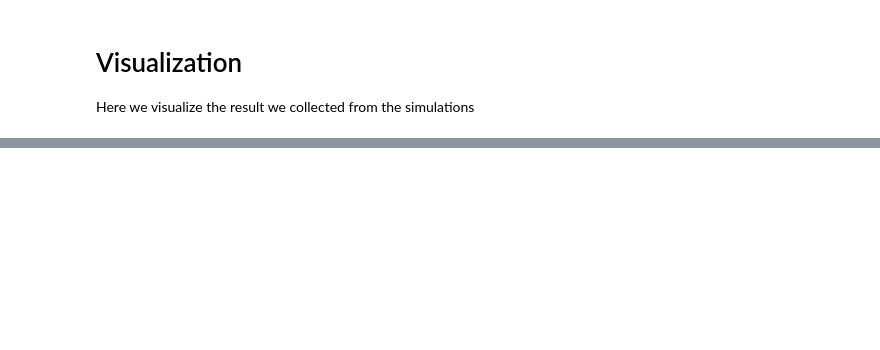
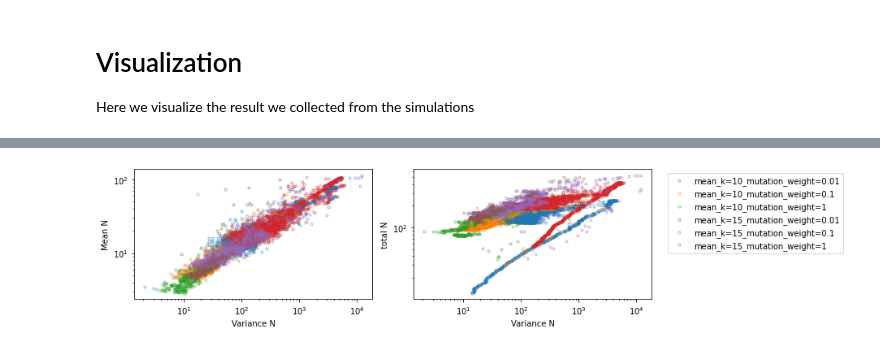
Before and after one commit to fengzhijie88/eco-evolution-simulator, a Jupyter notebook: eco-evolutionary dynamics simulation.ipynb, the cells around one changed output, grey strips where cells are left out. Saved outputs shown, nothing was run; the diff lists cells and outputs as text; code cells hidden in the pictures; blank space fills up the shorter version.

Commit message:
simplified visualization
plot_2d_results can now take any function of analyzer as x or y data, and iteration over different data iterate_and_plot_2d_results is added

```diff
--- a/eco-evolutionary dynamics simulation.ipynb
+++ b/eco-evolutionary dynamics simulation.ipynb
@@ -72,6 +72,21 @@ class TrajectorySimulator:
         self.results['initial_m']=self.m
         self.results['initial_k']=self.k
 
+    def initialize_ecosystem(self):
+        top_survived=[]
+        while  sum(top_survived) <1: #start ecosystem with at least 1 surviving consumer
+            self.initialize_parameters()
+            N_opt_value, R_opt_value = self.steady_state()
+            top_survived, resources_survived = self.determine_survival(N_opt_value,R_opt_value)
+
+        self.results['initial_N']=N_opt_value
+        self.results['initial_R']=R_opt_value
+        self.results['initial_N_survived']=top_survived
+        self.results['initial_R_survived']=resources_survived
+        self.extinction(top_survived, resources_survived)
+
+        return N_opt_value, R_opt_value, top_survived, resources_survived
+
     def record_results(self, invasion, N_opt_value, R_opt_value, top_survived, resources_survived, invasionC, invasionm,invasionR,invasionk):
         # Record simulation results for the successful invasion
         self.results['successful_index'].append(invasion) # the invasion times that sucessful invasion happened
@@ -86,7 +101,7 @@ class TrajectorySimulator:
         if self.resource_invade:
             self.results['List_invasionR'].append(invasionR) #invader resource's consumer perference
             self.results['List_invasionk'].append(invasionk) #invader resource's carrying capacity
-        #self.results['testC'].append(self.C) # for testing the reconstruct function in SimulationAnalyzer
+        self.results['testC'].append(self.C) # for testing the reconstruct function in SimulationAnalyzer
 
     def all_invasion_record_results(self,invasion_fitness):
         # Record the result for both any invasions
@@ -145,19 +160,12 @@ class TrajectorySimulator:
         invasionk = self.sigma_m*np.random.normal(0, 1, (1))+self.mean_k
         return invasionR, invasionk
 
-    def initialize_ecosystem(self):
-        top_survived=[]
-        while  sum(top_survived) <1: #start ecosystem with at least 1 surviving consumer
-            self.initialize_parameters()
-            N_opt_value, R_opt_value = self.steady_state()
-            return N_opt_value, R_opt_value
 
     def determine_survival(self,N_opt_value,R_opt_value,N_threshold=1e-5, R_threshold=1e-5):
         return N_opt_value > N_threshold, R_opt_value > R_threshold
 
     def run_simulation(self):
-        N_opt_value, R_opt_value=self.initialize_ecosystem()
-        top_survived, resources_survived = self.determine_survival(N_opt_value,R_opt_value)
+        N_opt_value, R_opt_value,top_survived, resources_survived=self.initialize_ecosystem()
         old_N_opt_value = N_opt_value
         List_invasion_fitness = []
 
@@ -194,17 +202,17 @@ if __name__ == '__main__':
     input_params = {
         'top_species': 1, # initial number of species of consumers
         'resources': 30, # initial number of species of resources
-        'mean_k': 5, #mean value of k
+        'mean_k': 15, #mean value of k
         #'sigma_k': 0.1, #standard deviation of k
         'mean_m': 1, #mean value of m
         'sigma_m': 0.1, #standard deviation of k
-        'total_invasion': 100000, #total number of invasion steps
+        'total_invasion': 10000, #total number of invasion steps
         'resource_dynamics': 'MCRM', #type of resource dynamics in the model, it can be 'MCRR' or 'linear'
         'resource_extinct': False, # whether we remove resource permenantly if it extinct in one invasion step
         'resource_invade': False, # whether we simultaneously let a random resource invade
-        'mutation_weight': 0.01, # correlation of invader to “parents”: 1 being random invasion, ->0 being slight mutation
+        'mutation_weight': 0.01, # 1 - correlation of invader to “parents”: 1 being random invasion, ->0 being slight mutation
         'mean_c' : 1,#mean value of element of C
-        'sigma_c' : 0.5 #standard deviation of element of C
+        'sigma_c' : 1 #standard deviation of element of C
     }
 
     start_time = time.time()
@@ -603,0 +518,10 @@ axs[1].legend(bbox_to_anchor=(1, 1))
+# %%
+kwargs=dict(marker='o', markerfacecolor='None', markersize=3,linestyle='None')
+
+x_data_list = [lambda a: a.get_mean_variance_total_N()[1], lambda a: a.get_mean_variance_total_N()[1]]
+y_data_list = [lambda a: a.get_mean_variance_total_N()[0], lambda a: a.get_mean_variance_total_N()[2]]
+x_label_list = ['Variance N', 'Variance N']
+y_label_list = [ 'Mean N','total N']
+iterate_and_plot_2d_results(results_dict, x_data_list, y_data_list, x_label_list, y_label_list, xscale='log', yscale='log',kwargs=kwargs)
+# %% [output]
+[figure, added]
```
Also changed, not shown: parts of 24 cells of this notebook.
